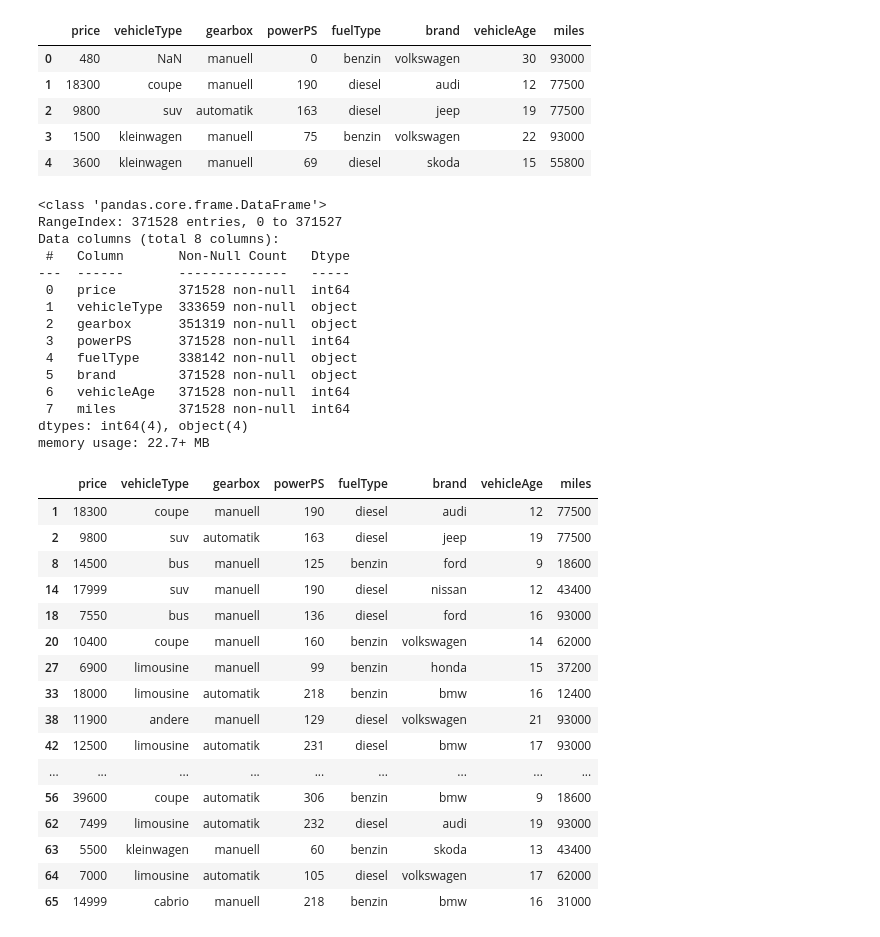
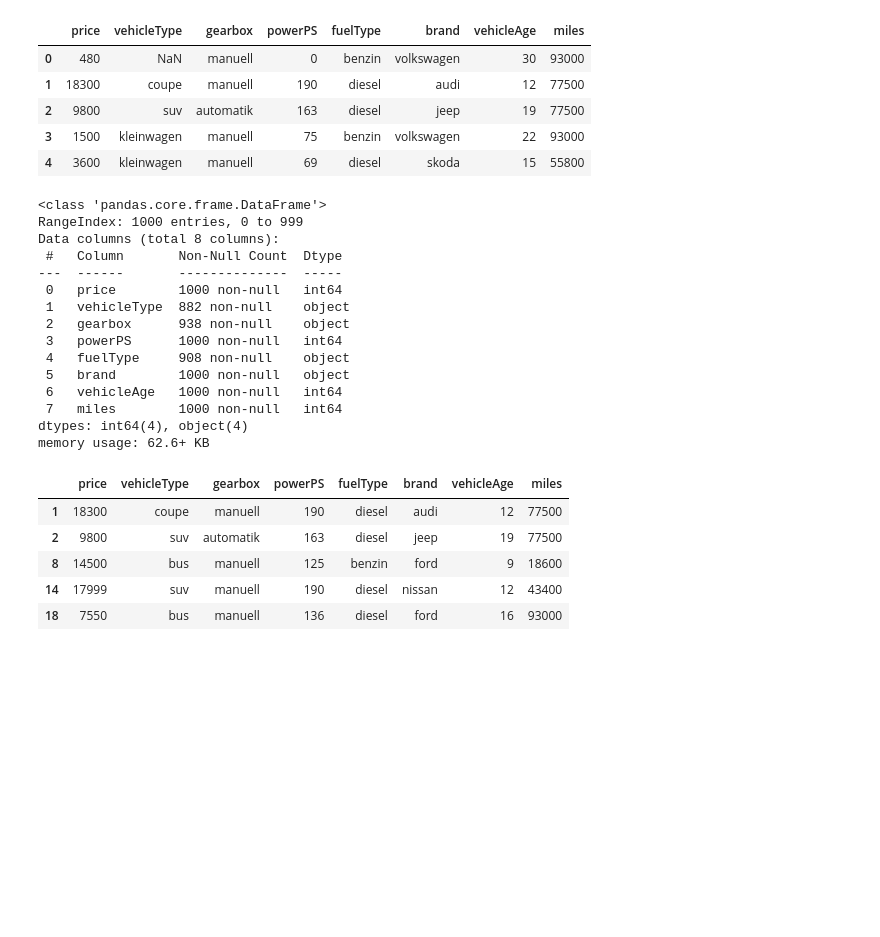
Before and after one commit to DarrionG/used_car_prices, a Jupyter notebook: linear_reg.ipynb, the cells around one changed output. Saved outputs shown, nothing was run; the diff lists cells and outputs as text; code cells hidden in the pictures; blank space fills up the shorter version.

```diff
--- a/linear_reg.ipynb
+++ b/linear_reg.ipynb
@@ -15,6 +16,8 @@ import seaborn as sns
 # %%
 # Import the data set
 data = pd.read_csv("./data/autos.csv")
+
+data.drop(data.index[1000:], inplace=True)
 # Get info on the data
 data.info()
 # %% [output]
@@ -76,25 +84,27 @@ data.head()
 data.info()
 # %% [output]
 <class 'pandas.core.frame.DataFrame'>
-RangeIndex: 371528 entries, 0 to 371527
+RangeIndex: 1000 entries, 0 to 999
 Data columns (total 8 columns):
- #   Column       Non-Null Count   Dtype
----  ------       --------------   -----
- 0   price        371528 non-null  int64
- 1   vehicleType  333659 non-null  object
- 2   gearbox      351319 non-null  object
- 3   powerPS      371528 non-null  int64
- 4   fuelType     338142 non-null  object
- 5   brand        371528 non-null  object
- 6   vehicleAge   371528 non-null  int64
- 7   miles        371528 non-null  int64
+ #   Column       Non-Null Count  Dtype
+---  ------       --------------  -----
+ 0   price        1000 non-null   int64
+ 1   vehicleType  882 non-null    object
+ 2   gearbox      938 non-null    object
+ 3   powerPS      1000 non-null   int64
+ 4   fuelType     908 non-null    object
+ 5   brand        1000 non-null   object
+ 6   vehicleAge   1000 non-null   int64
+ 7   miles        1000 non-null   int64
 dtypes: int64(4), object(4)
-memory usage: 22.7+ MB
+memory usage: 62.6+ KB
 # %%
 #Drop all Null values
 data.dropna(inplace=True)
 
 #Drop any outliers in the vehicleAge column
-data.drop(data[(data['vehicleAge'] < 0) | (data['vehicleAge'] > 50)].index, inplace=True)
+data.drop(data[(data['vehicleAge'] < 0) | (data['vehicleAge'] > 75)].index, inplace=True)
 
-data.drop(data[(data['price'] > 300000) | (data['price'] < 5000)].index, inplace=True)
+data.drop(data[(data['price'] > 100000) | (data['price'] < 5000)].index, inplace=True)
+
+data.drop(data[(data['powerPS'] < 70)].index, inplace=True)
@@ -104,23 +111,12 @@ data.drop(data[(data['price'] > 300000) | (data['price'] < 5000)].index, inplace
 # %%
-data.head(20)
+data.head()
 # %% [output]
 |  | price | vehicleType | gearbox | powerPS | fuelType | brand | vehicleAge | miles |
 | 1 | 18300 | coupe | manuell | 190 | diesel | audi | 12 | 77500 |
 | 2 | 9800 | suv | automatik | 163 | diesel | jeep | 19 | 77500 |
 | 8 | 14500 | bus | manuell | 125 | benzin | ford | 9 | 18600 |
 | 14 | 17999 | suv | manuell | 190 | diesel | nissan | 12 | 43400 |
 | 18 | 7550 | bus | manuell | 136 | diesel | ford | 16 | 93000 |
-| 20 | 10400 | coupe | manuell | 160 | benzin | volkswagen | 14 | 62000 |
-| 27 | 6900 | limousine | manuell | 99 | benzin | honda | 15 | 37200 |
-| 33 | 18000 | limousine | automatik | 218 | benzin | bmw | 16 | 12400 |
-| 38 | 11900 | andere | manuell | 129 | diesel | volkswagen | 21 | 93000 |
-| 42 | 12500 | limousine | automatik | 231 | diesel | bmw | 17 | 93000 |
-| ... | ... | ... | ... | ... | ... | ... | ... | ... |
-| 56 | 39600 | coupe | automatik | 306 | benzin | bmw | 9 | 18600 |
-| 62 | 7499 | limousine | automatik | 232 | diesel | audi | 19 | 93000 |
-| 63 | 5500 | kleinwagen | manuell | 60 | benzin | skoda | 13 | 43400 |
-| 64 | 7000 | limousine | automatik | 105 | diesel | volkswagen | 17 | 62000 |
-| 65 | 14999 | cabrio | manuell | 218 | benzin | bmw | 16 | 31000 |
 # %%
 data.info()
 data.describe(include='all')
```
Also changed, not shown: parts of 18 cells of this notebook, 2 other files.
